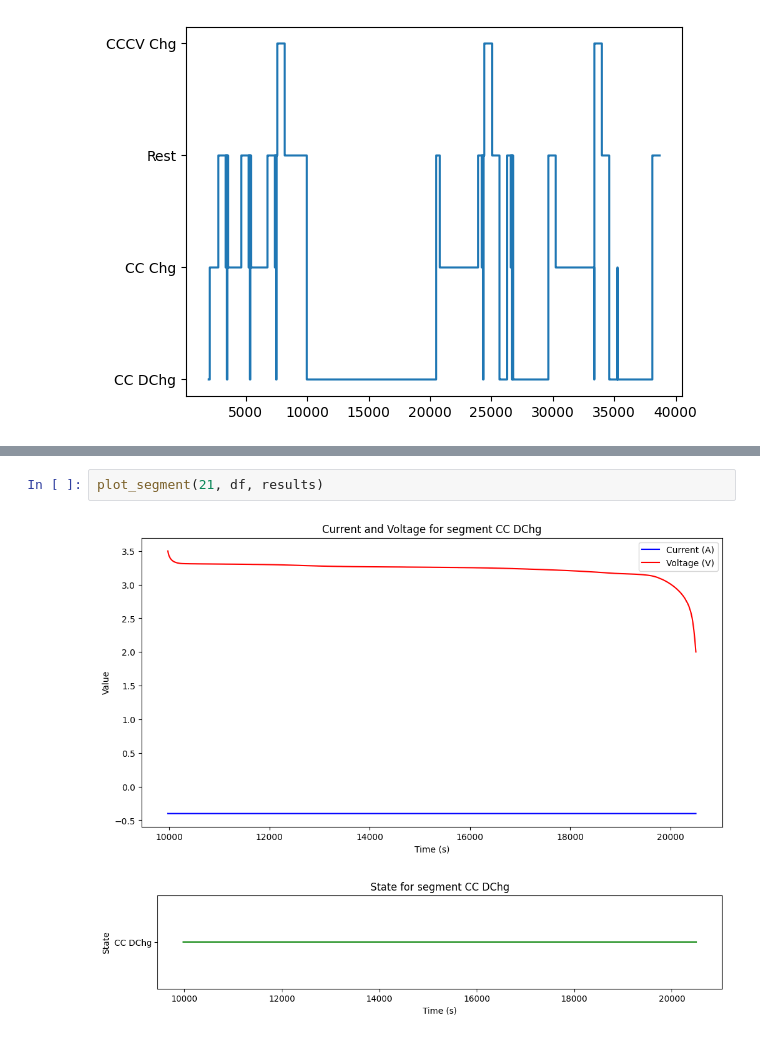
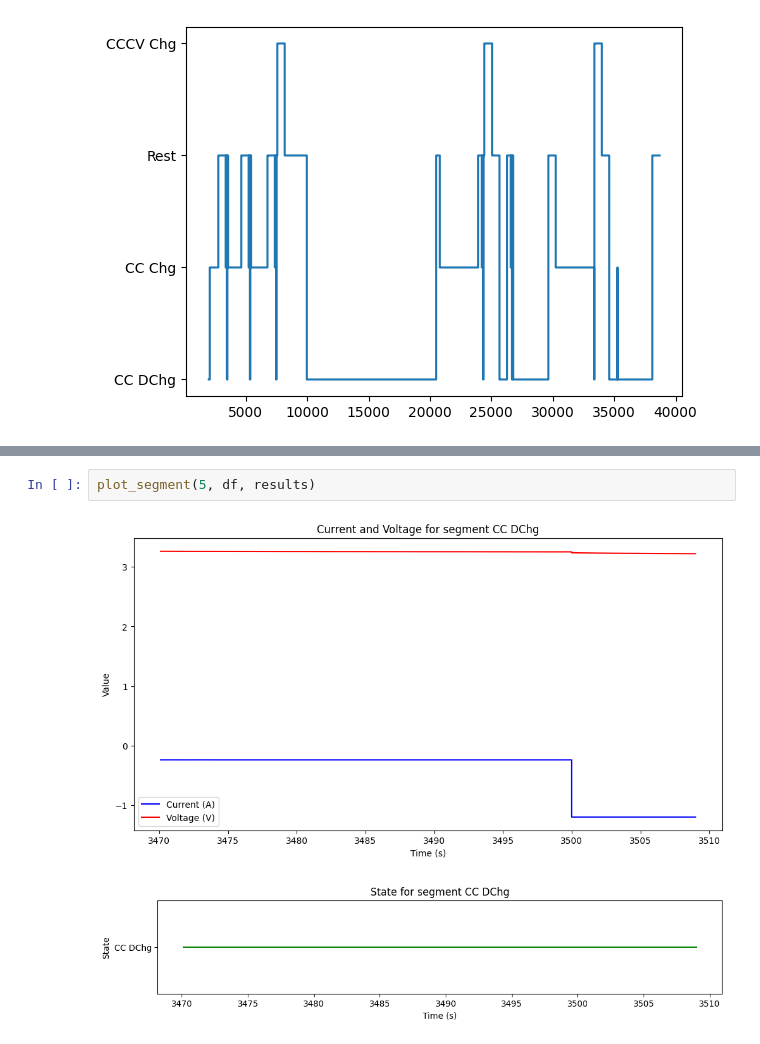
Before and after one commit to gsscala/star_dataset, a Jupyter notebook: states_data_uconn/20250922-gdtada-states_data_uconn.ipynb, the cells around one changed output, grey strips where cells are left out. Drawn from its saved outputs; the diff is of its cells as text.

```diff
--- a/states_data_uconn/20250922-gdtada-states_data_uconn.ipynb
+++ b/states_data_uconn/20250922-gdtada-states_data_uconn.ipynb
@@ -75,7 +75,7 @@ results
 | 45 | CC DChg | 35280.4 | 38104.3 | 2823.9 | -1.200560 | 7.207741e-05 | 3.137001 | 0.211719 |
 | 46 | Rest | 38104.7 | 38703.6 | 598.9 | 0.000000 | 0.000000e+00 | 2.621366 | 0.171001 |
 # %%
-plot_segment(21, df, results)
+plot_segment(5, df, results)
 # %% [output]
-[figure, old version]
+[figure, new version]
-[figure, old version]
+[figure, new version]
```
Also changed, not shown: parts of 3 cells of this notebook.
